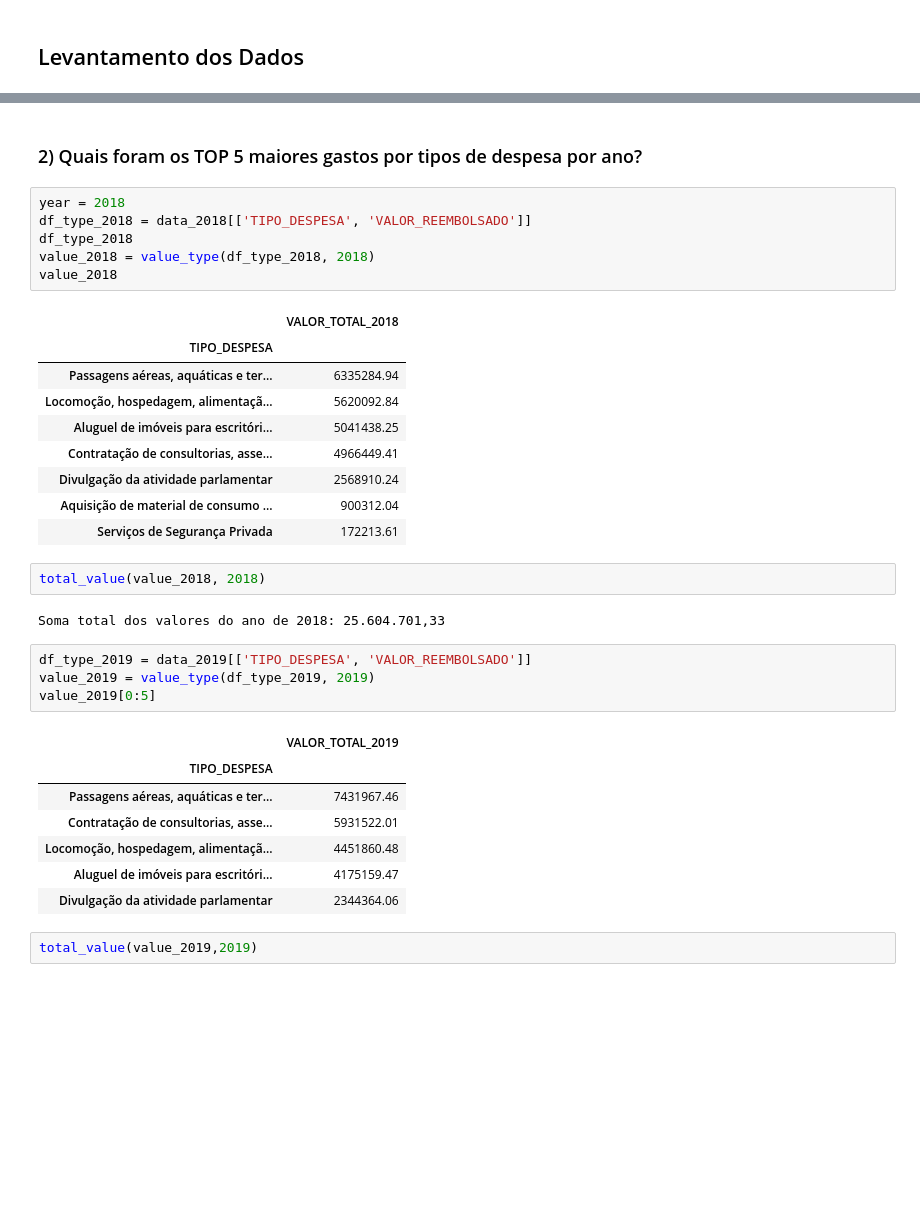
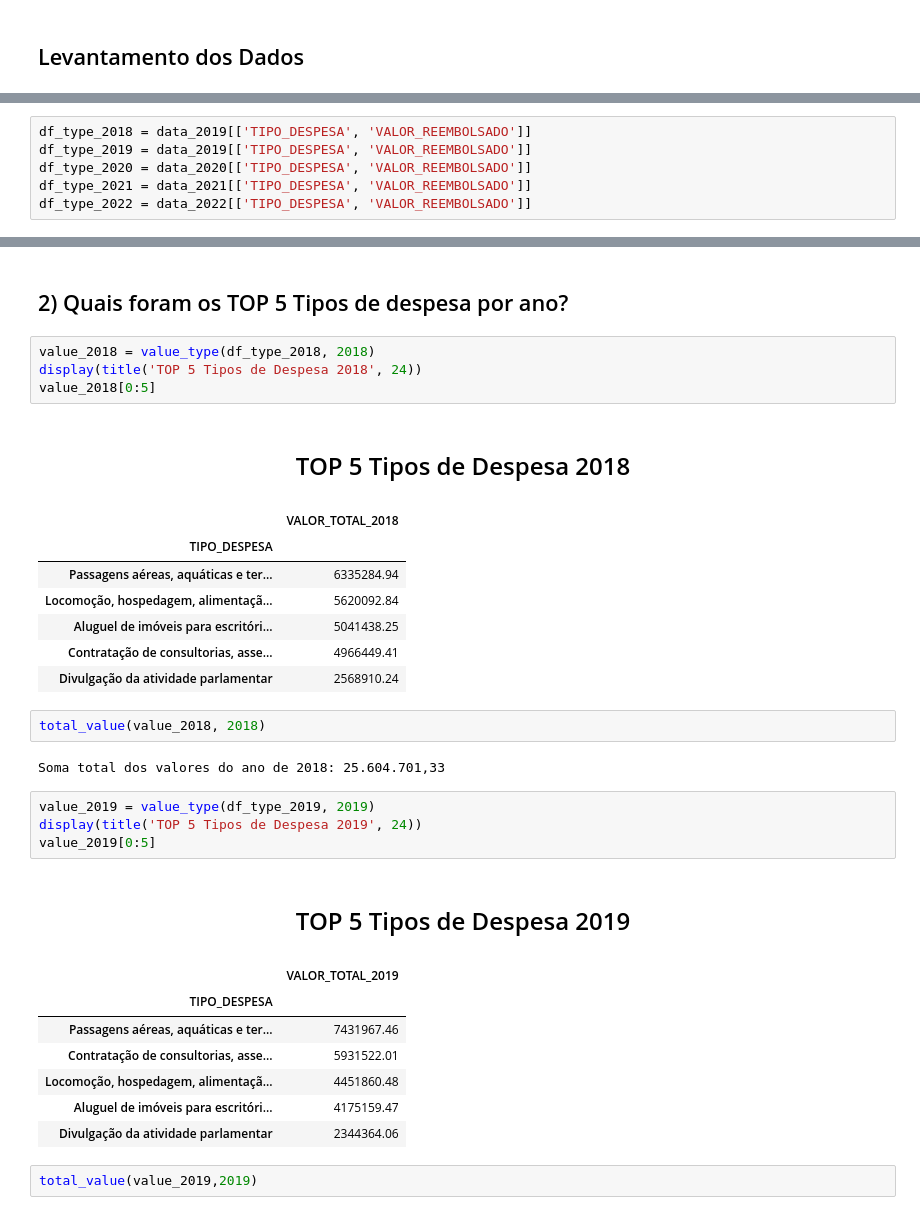
Before and after one commit to liliansom/CEAPS, a Jupyter notebook: CEAPS.ipynb, the cells around one changed output, grey strips where cells are left out. Cells and saved outputs as stored; diff of their text form; blank space fills up the shorter version.

```diff
--- a/CEAPS.ipynb
+++ b/CEAPS.ipynb
@@ -621,0 +423,6 @@ value_sum(df_2020)
+# %%
+df_type_2018 = data_2019[['TIPO_DESPESA', 'VALOR_REEMBOLSADO']]
+df_type_2019 = data_2019[['TIPO_DESPESA', 'VALOR_REEMBOLSADO']]
+df_type_2020 = data_2020[['TIPO_DESPESA', 'VALOR_REEMBOLSADO']]
+df_type_2021 = data_2021[['TIPO_DESPESA', 'VALOR_REEMBOLSADO']]
+df_type_2022 = data_2022[['TIPO_DESPESA', 'VALOR_REEMBOLSADO']]
@@ -622,30 +493,28 @@ value_sum(df_2020)
 # %% [markdown]
-### 2) Quais foram os TOP 5 maiores gastos por tipos de despesa por ano?
+## 2) Quais foram os TOP 5 Tipos de despesa por ano?
 # %%
-year = 2018
-df_type_2018 = data_2018[['TIPO_DESPESA', 'VALOR_REEMBOLSADO']]
-df_type_2018
 value_2018 = value_type(df_type_2018, 2018)
-value_2018
+display(title('TOP 5 Tipos de Despesa 2018', 24))
+value_2018[0:5]
 # %% [output]
+<h1 style="font-size:24px; text-align:center;">TOP 5 Tipos de Despesa 2018</h1>
 |  | VALOR_TOTAL_2018 |
 | TIPO_DESPESA |  |
 | Passagens aéreas, aquáticas e ter... | 6335284.94 |
 | Locomoção, hospedagem, alimentaçã... | 5620092.84 |
 | Aluguel de imóveis para escritóri... | 5041438.25 |
 | Contratação de consultorias, asse... | 4966449.41 |
 | Divulgação da atividade parlamentar | 2568910.24 |
-| Aquisição de material de consumo ... | 900312.04 |
-| Serviços de Segurança Privada | 172213.61 |
 # %%
 total_value(value_2018, 2018)
 # %% [output]
 Soma total dos valores do ano de 2018: 25.604.701,33
 # %%
-df_type_2019 = data_2019[['TIPO_DESPESA', 'VALOR_REEMBOLSADO']]
 value_2019 = value_type(df_type_2019, 2019)
+display(title('TOP 5 Tipos de Despesa 2019', 24))
 value_2019[0:5]
 # %% [output]
+<h1 style="font-size:24px; text-align:center;">TOP 5 Tipos de Despesa 2019</h1>
 |  | VALOR_TOTAL_2019 |
 | TIPO_DESPESA |  |
 | Passagens aéreas, aquáticas e ter... | 7431967.46 |
```
Also changed, not shown: parts of 36 cells of this notebook.
